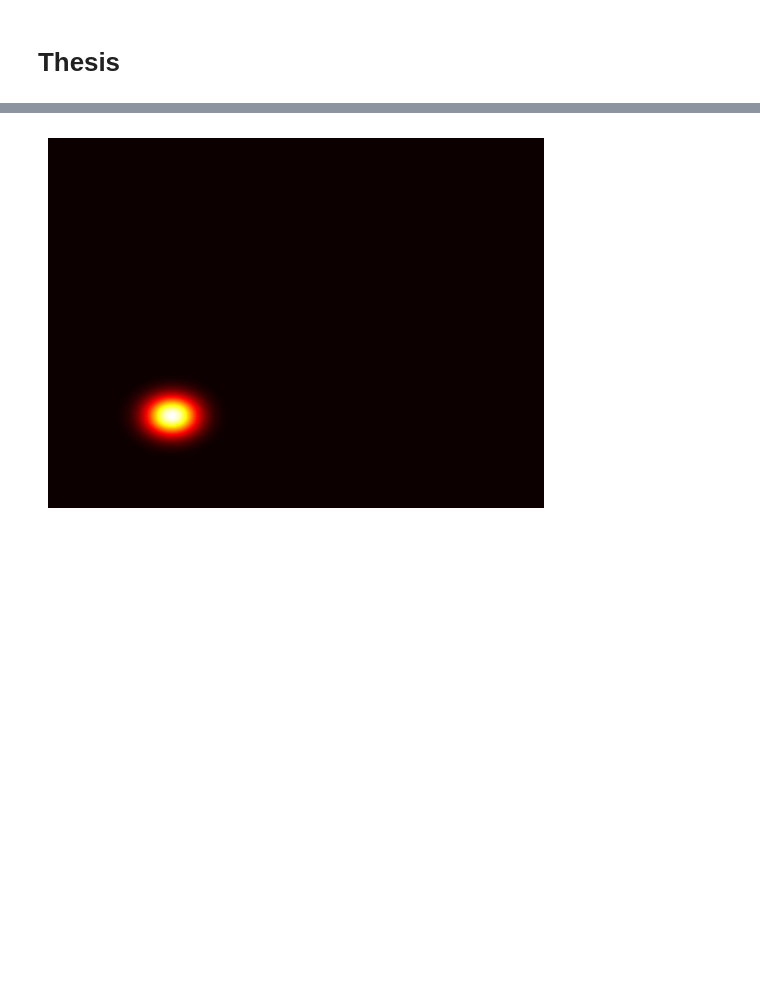
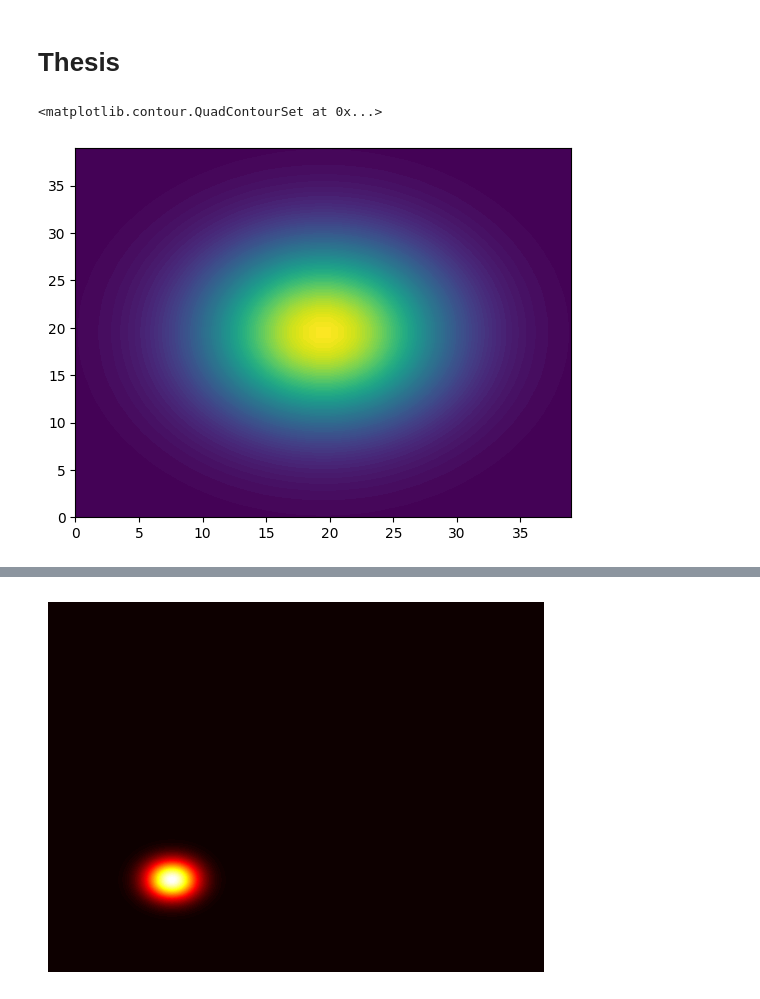
Before and after one commit to ChackMociute/Master-Thesis, a Jupyter notebook: supervised.ipynb, the cells around one changed output, grey strips where cells are left out. Saved outputs shown, nothing was run; the diff lists cells and outputs as text; code cells hidden in the pictures; blank space fills up the shorter version.

```diff
--- a/supervised.ipynb
+++ b/supervised.ipynb
@@ -41,7 +49,12 @@ a, b = minimize(f, x0=(1, 1)).x
 # %%
-resolution = 400
-MIN, MAX = -1, 1
+resolution = 40
+MIN, MAX = -3, 3
 
 x, y = np.linspace(MIN, MAX, resolution), np.linspace(MIN, MAX, resolution)
 xx, yy = np.meshgrid(x, y)
 coords = np.concatenate([xx[:,:,np.newaxis], yy[:,:,np.newaxis]], axis=-1)
+temp = grid(coords, [multivariate_normal([0, 0])])
+plt.contourf(temp, levels=100)
+# %% [output]
+<matplotlib.contour.QuadContourSet at 0x...>
+[figure, added]
```
Also changed, not shown: parts of 18 cells of this notebook.
